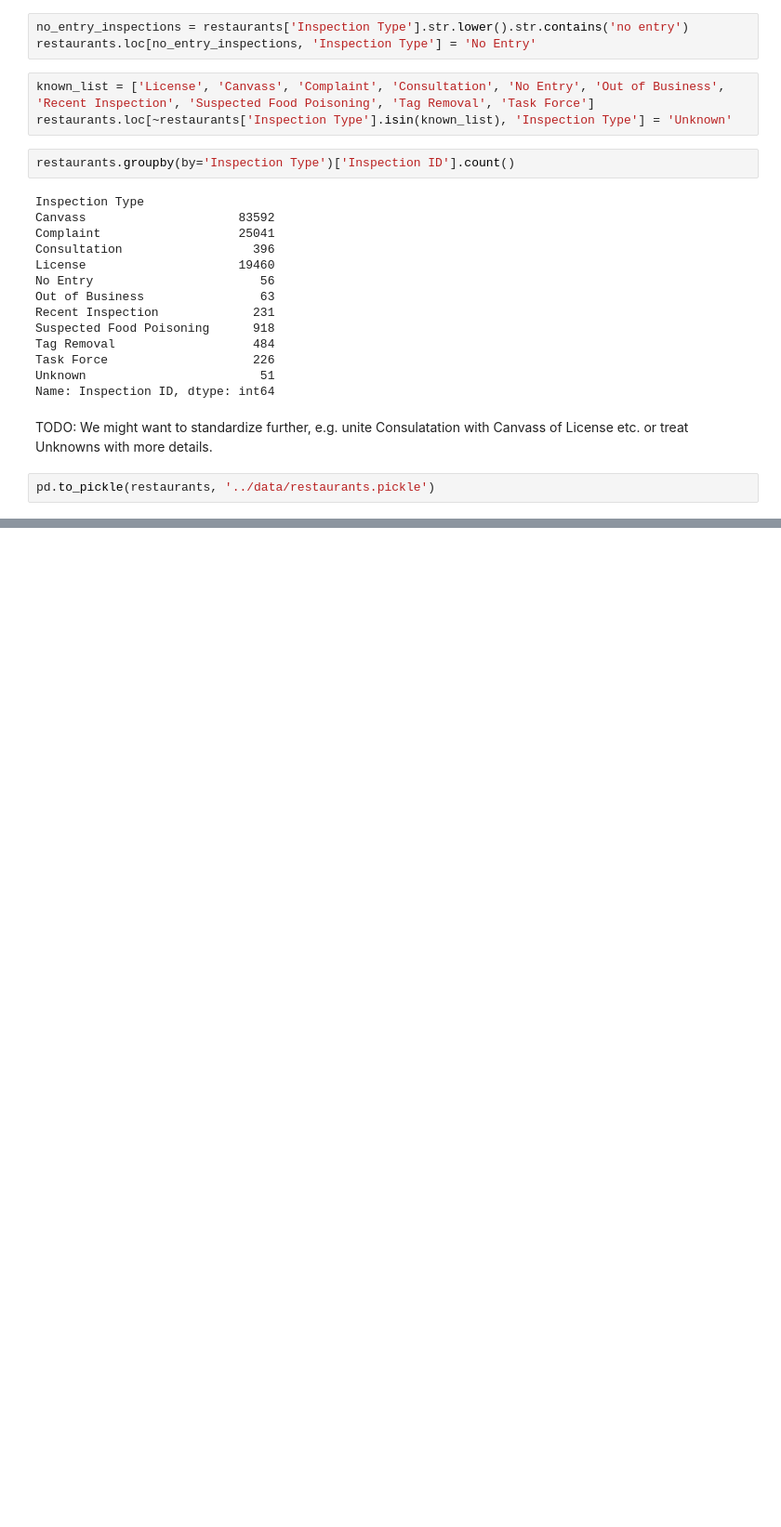
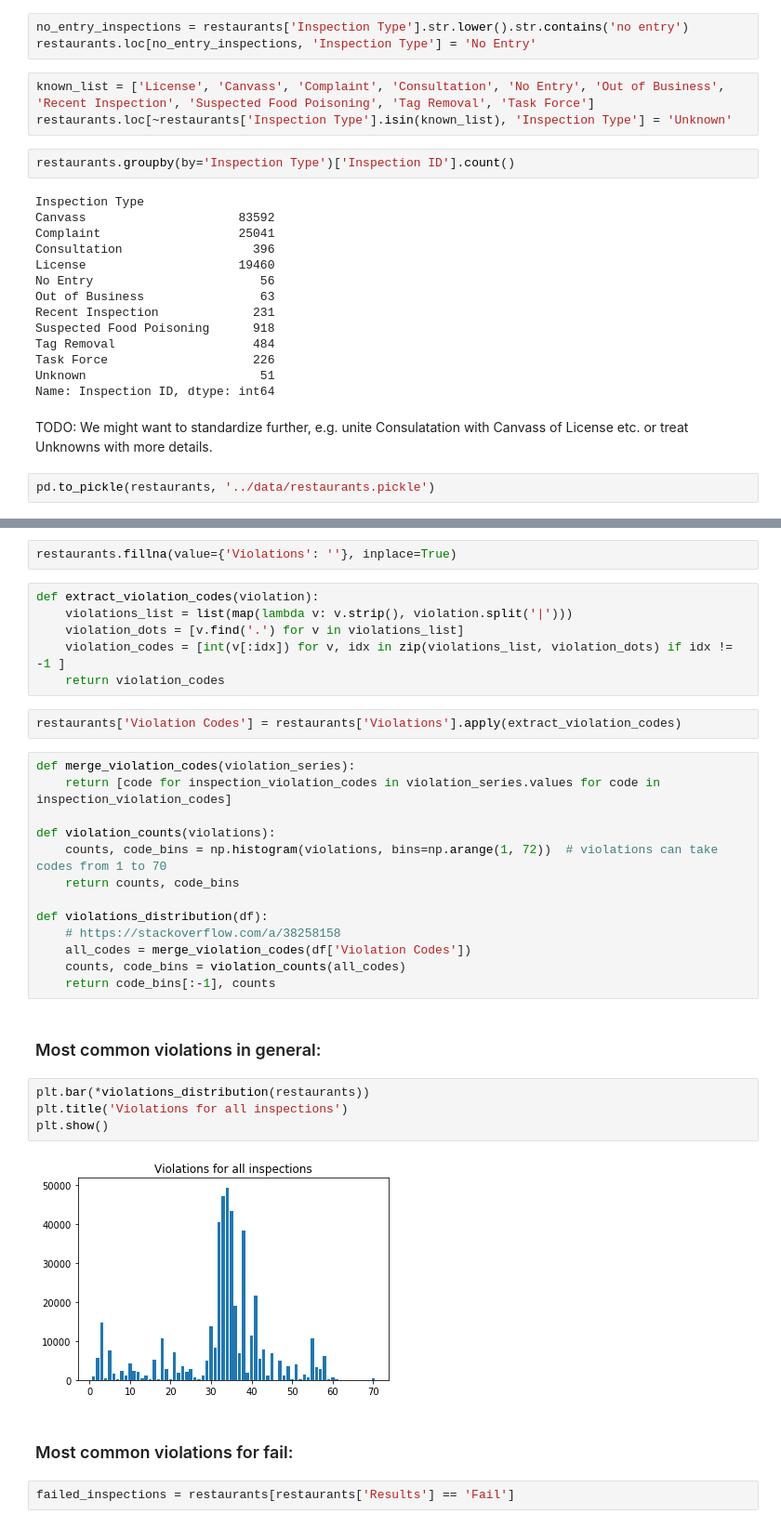
Before and after one commit to jczestochowska/chicago_food, a Jupyter notebook: notebooks/inspections_data_wrangling.ipynb, the cells around one changed output, grey strips where cells are left out. Shown at 93% size. Cells and saved outputs as stored; diff of their text form; blank space fills up the shorter version.

Commit message:
First violations codes analysis (most common, by neighbourhood)

```diff
--- a/notebooks/inspections_data_wrangling.ipynb
+++ b/notebooks/inspections_data_wrangling.ipynb
@@ -298,0 +315,35 @@ Name: Inspection Date, dtype: object
+# %%
+restaurants.fillna(value={'Violations': ''}, inplace=True)
+# %%
+def extract_violation_codes(violation):
+    violations_list = list(map(lambda v: v.strip(), violation.split('|')))
+    violation_dots = [v.find('.') for v in violations_list]
+    violation_codes = [int(v[:idx]) for v, idx in zip(violations_list, violation_dots) if idx != -1 ]
+    return violation_codes
+# %%
+restaurants['Violation Codes'] = restaurants['Violations'].apply(extract_violation_codes)
+# %%
+def merge_violation_codes(violation_series):
+    return [code for inspection_violation_codes in violation_series.values for code in inspection_violation_codes]
+
+def violation_counts(violations):
+    counts, code_bins = np.histogram(violations, bins=np.arange(1, 72))  # violations can take codes from 1 to 70
+    return counts, code_bins
+
+def violations_distribution(df):
+    # https://stackoverflow.com/a/38258158
+    all_codes = merge_violation_codes(df['Violation Codes'])
+    counts, code_bins = violation_counts(all_codes)
+    return code_bins[:-1], counts
+# %% [markdown]
+### Most common violations in general:
+# %%
+plt.bar(*violations_distribution(restaurants))
+plt.title('Violations for all inspections')
+plt.show()
+# %% [output]
+[figure, added]
+# %% [markdown]
+### Most common violations for fail:
+# %%
+failed_inspections = restaurants[restaurants['Results'] == 'Fail']
```
Also changed, not shown: parts of 27 cells of this notebook.
